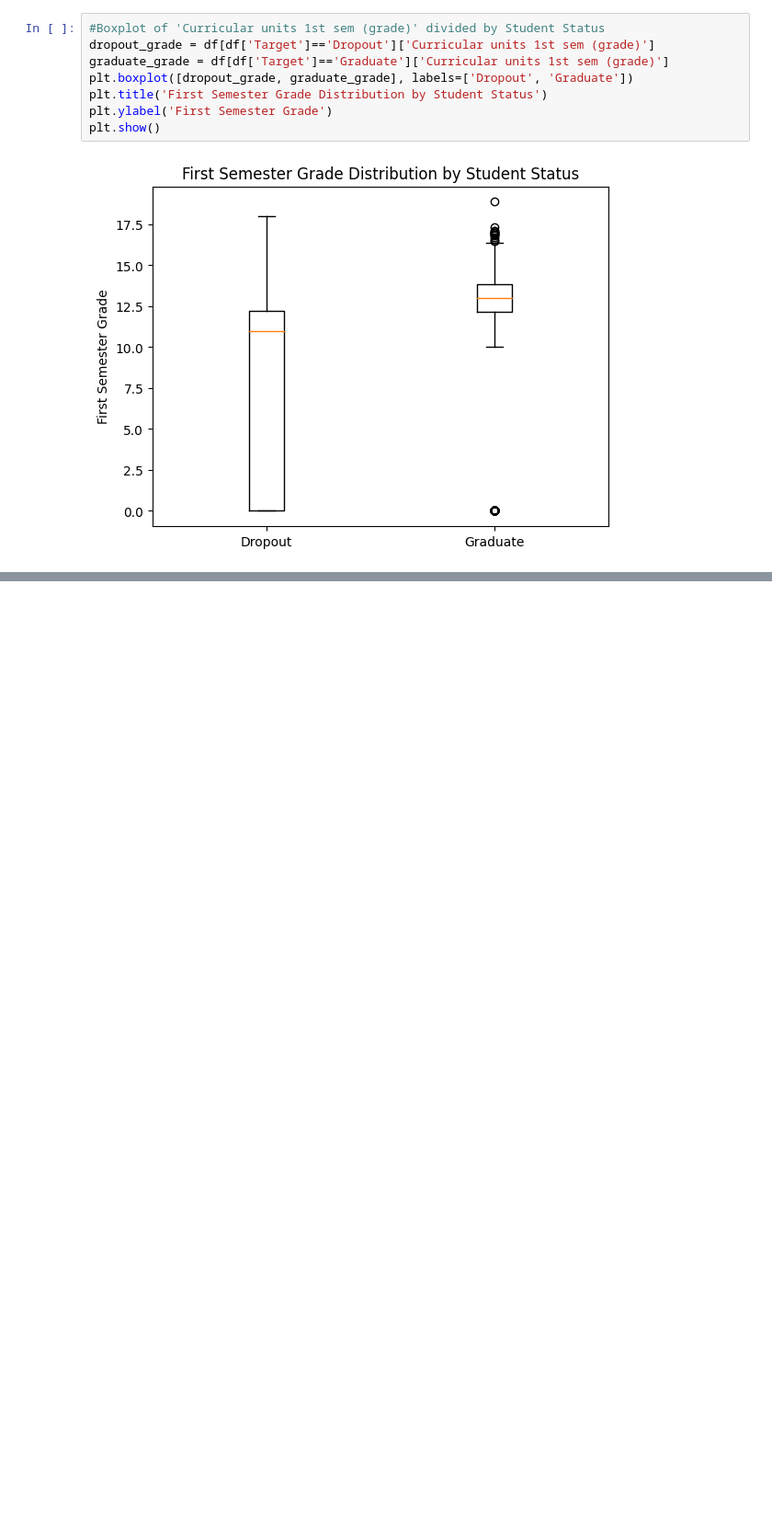
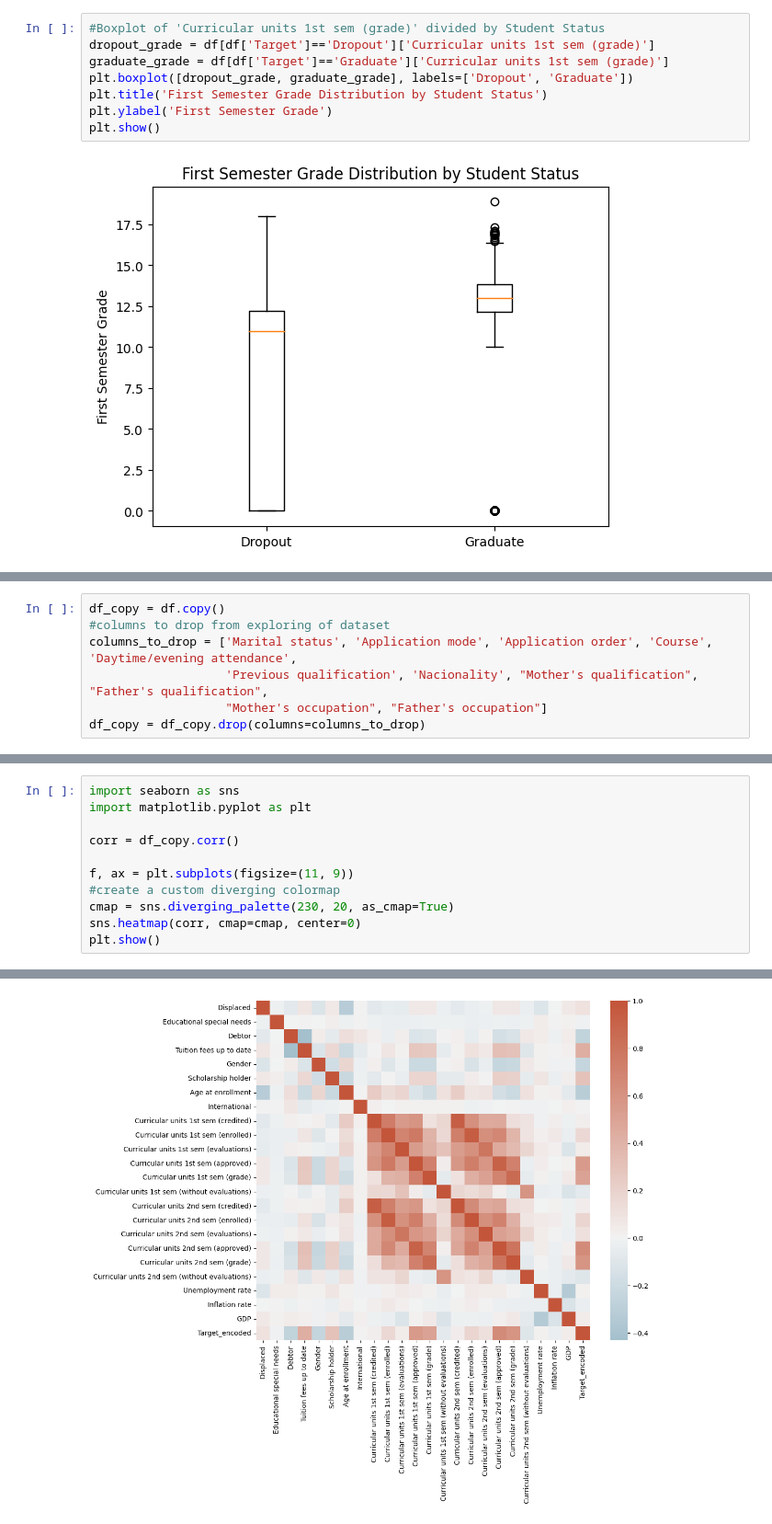
Before and after one commit to ConstantineWang/DGT140_final, a Jupyter notebook: final.ipynb, the cells around one changed output, grey strips where cells are left out. Shown: that part at 92% size. Cells and saved outputs as stored; diff of their text form; blank space fills up the shorter version.

```diff
--- a/final.ipynb
+++ b/final.ipynb
@@ -329,0 +339,7 @@ plt.show()
+# %%
+df_copy = df.copy()
+#columns to drop from exploring of dataset
+columns_to_drop = ['Marital status', 'Application mode', 'Application order', 'Course', 'Daytime/evening attendance',
+                   'Previous qualification', 'Nacionality', "Mother's qualification", "Father's qualification",
+                   "Mother's occupation", "Father's occupation"]
+df_copy = df_copy.drop(columns=columns_to_drop)
@@ -329,0 +394,12 @@ plt.show()
+# %%
+import seaborn as sns
+import matplotlib.pyplot as plt
+
+corr = df_copy.corr()
+
+f, ax = plt.subplots(figsize=(11, 9))
+#create a custom diverging colormap
+cmap = sns.diverging_palette(230, 20, as_cmap=True)
+sns.heatmap(corr, cmap=cmap, center=0)
+plt.show()
+# %% [output]
@@ -329,0 +407 @@ plt.show()
+[figure, added]
```
Also changed, not shown: parts of 38 cells of this notebook.
